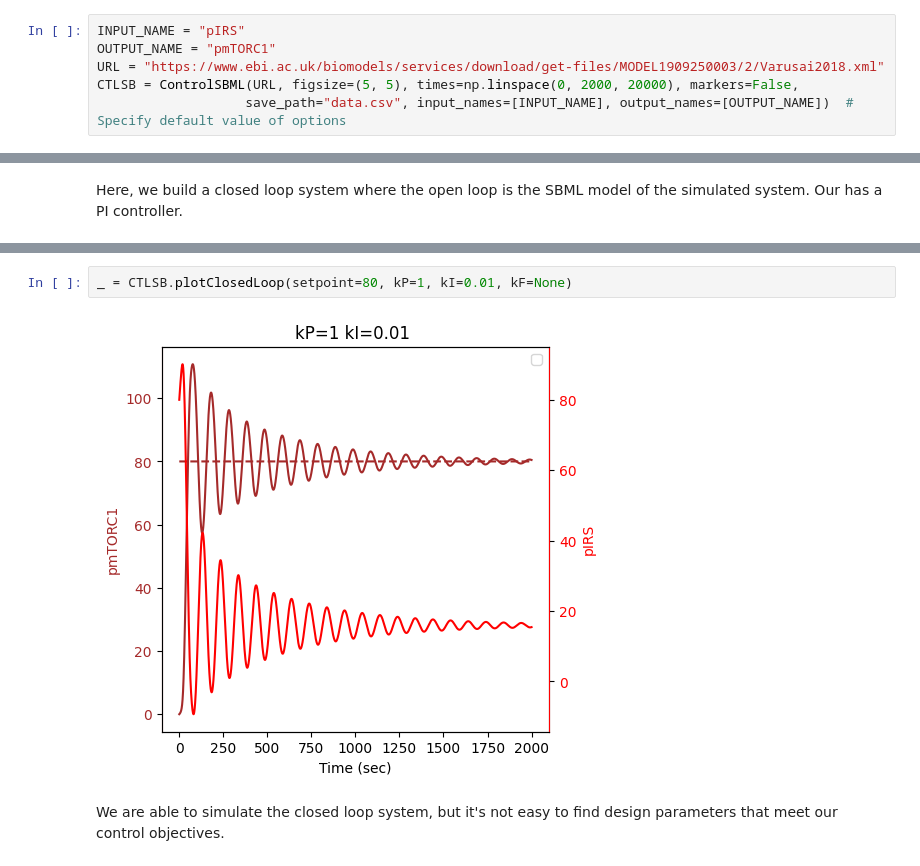
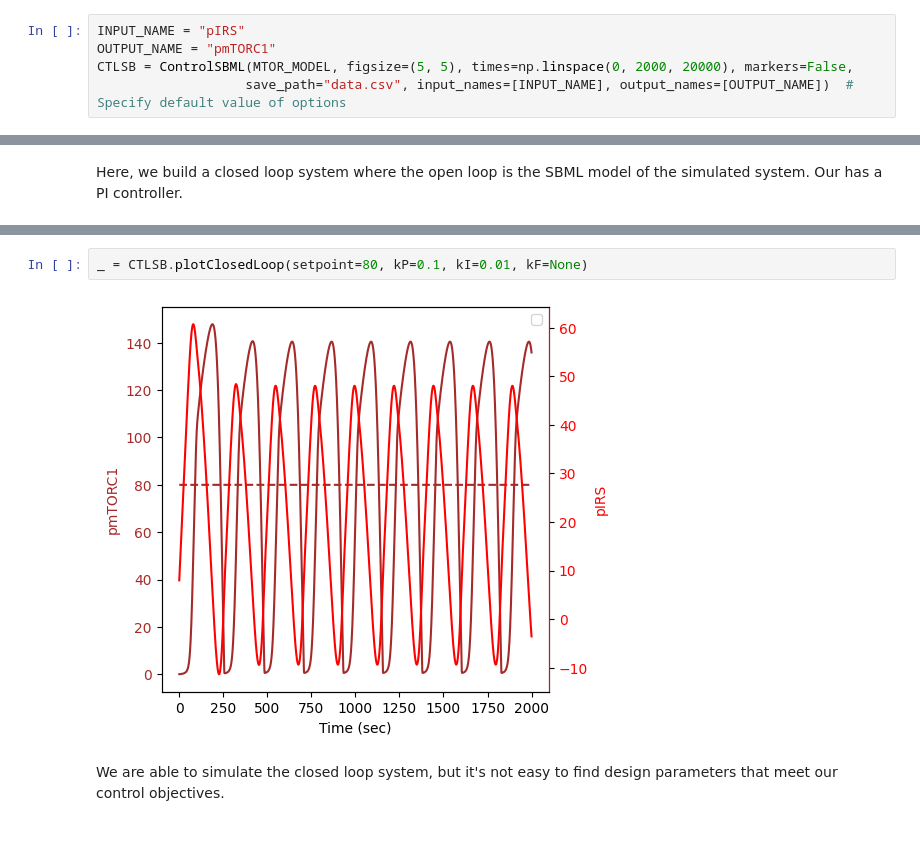
Before and after one commit to joseph-hellerstein/advanced-controls-lectures, a Jupyter notebook: lectures/lecture_06-workflow-for-closed-loop-design/Analysis-of-mTOR.ipynb, the cells around one changed output, grey strips where cells are left out. Cells and saved outputs as stored; diff of their text form; blank space fills up the shorter version.

```diff
--- a/lectures/lecture_06-workflow-for-closed-loop-design/Analysis-of-mTOR.ipynb
+++ b/lectures/lecture_06-workflow-for-closed-loop-design/Analysis-of-mTOR.ipynb
@@ -63,8 +252,7 @@ Based on this, we decide to try the phosphorylated insulin receptor, ``pIRS``.
 # %%
 INPUT_NAME = "pIRS"
 OUTPUT_NAME = "pmTORC1"
-URL = "https://www.ebi.ac.uk/biomodels/services/download/get-files/MODEL1909250003/2/Varusai2018.xml"
-CTLSB = ControlSBML(URL, figsize=(5, 5), times=np.linspace(0, 2000, 20000), markers=False,
+CTLSB = ControlSBML(MTOR_MODEL, figsize=(5, 5), times=np.linspace(0, 2000, 20000), markers=False,
                    save_path="data.csv", input_names=[INPUT_NAME], output_names=[OUTPUT_NAME])  # Specify default value of options
 # %% [markdown]
 We can look at just a subset of the floating specifies by using the output of ``plotModel``.
@@ -199,7 +357,7 @@ Varusai2018___Dynamic_modelling_of_the_mTOR_signalling_network_reveals_complex_e
 # %%
-_ = CTLSB.plotClosedLoop(setpoint=80, kP=1, kI=0.01, kF=None)
+_ = CTLSB.plotClosedLoop(setpoint=80, kP=0.1, kI=0.01, kF=None)
 # %% [output]
-[figure, old version]
+[figure, new version]
 # %% [markdown]
 We are able to simulate the closed loop system, but it's not easy to find design parameters that meet our control objectives.
 # %% [markdown]
```
Also changed, not shown: parts of 51 cells of this notebook, 1 other file.
